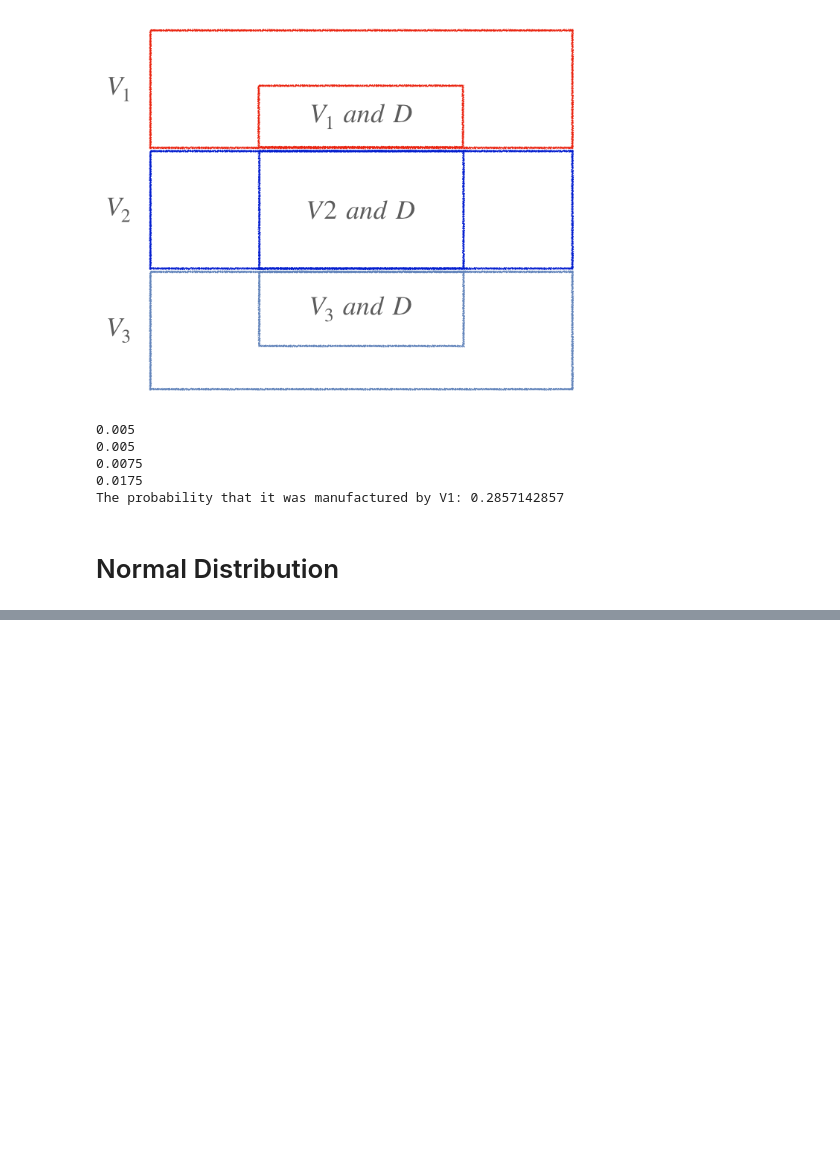
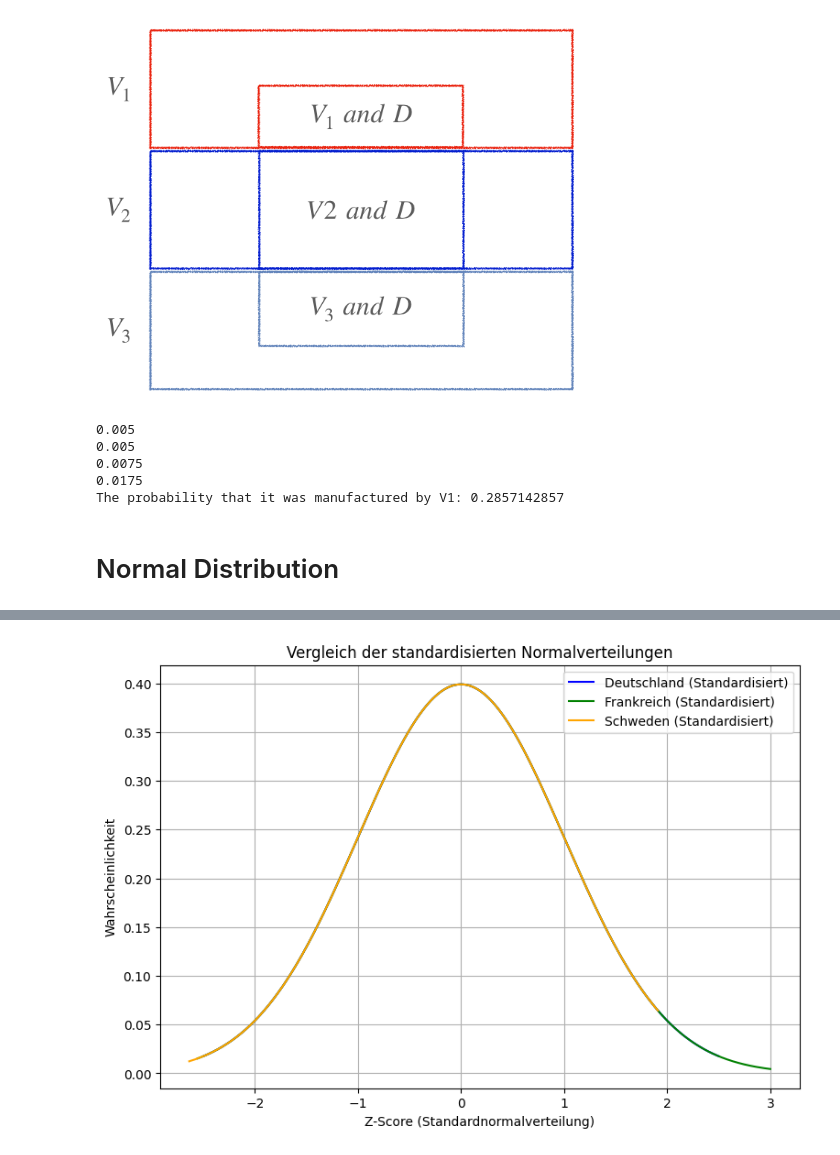
Before and after one commit to KonstantinData/Data-Science-Track, a Jupyter notebook: data-science-track/01-mathematical-foundations/my_notebooks/probability_in_python.ipynb, the cells around one changed output, grey strips where cells are left out. Drawn from its saved outputs; the diff is of its cells as text; code cells hidden in the pictures; blank space fills up the shorter version.

```diff
--- a/data-science-track/01-mathematical-foundations/my_notebooks/probability_in_python.ipynb
+++ b/data-science-track/01-mathematical-foundations/my_notebooks/probability_in_python.ipynb
@@ -1179,0 +1154,20 @@ print(example)
+# %%
+# Werte für die Standardnormalverteilung berechnen (Z-Transformation)
+plt.figure(figsize=(9, 6))
+
+for (country, params), color in zip(countries.items(), colors):
+    z_values = (x - params["mu"]) / params["sigma"]
+    y_standardized = stats.norm.pdf(z_values, 0, 1)  # Standardnormalverteilung (μ=0, σ=1)
+    plt.plot(z_values, y_standardized, label=f"{country} (Standardisiert)", color=color)
+
+# Achsenbeschriftungen und Titel
+plt.xlabel("Z-Score (Standardnormalverteilung)")
+plt.ylabel("Wahrscheinlichkeit")
+plt.title("Vergleich der standardisierten Normalverteilungen")
+plt.legend()
+plt.grid()
+
+# Plot anzeigen
+plt.show()
+# %% [output]
+[figure, added]
```
Also changed, not shown: parts of 12 cells of this notebook, 3 other files.
